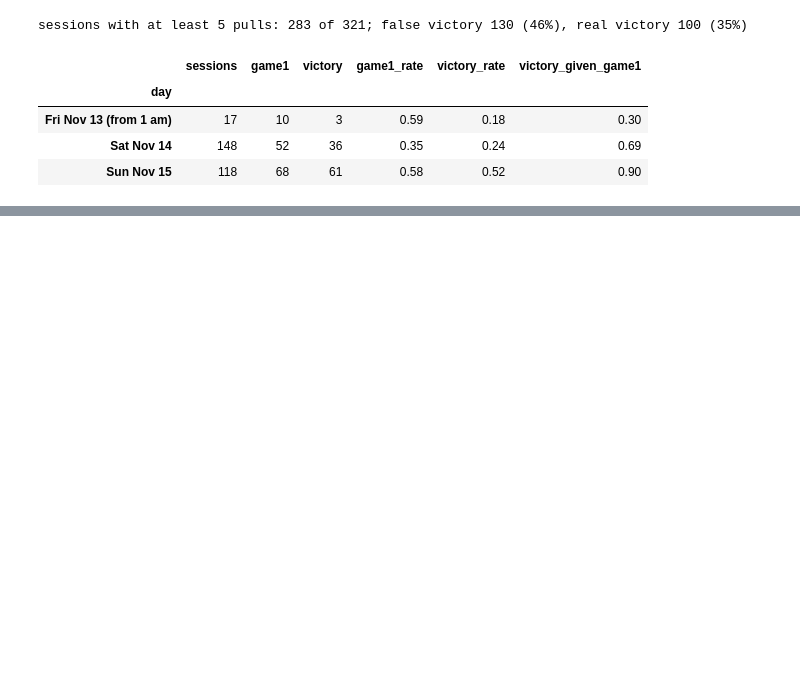
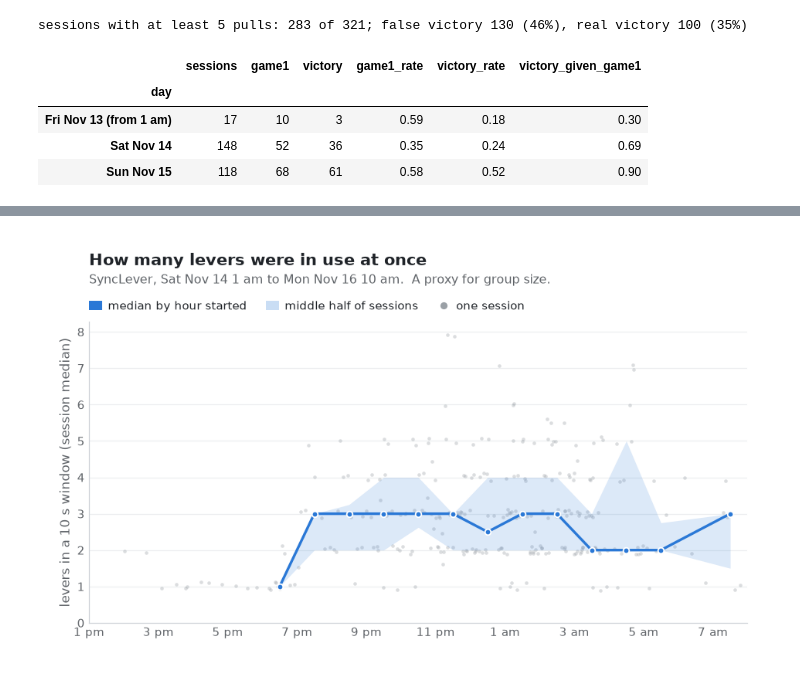
Before and after one commit to samcooler/pulleys, a Jupyter notebook: tools/play_analysis.ipynb, the cells around one changed output, grey strips where cells are left out. Saved outputs shown, nothing was run; the diff lists cells and outputs as text; code cells hidden in the pictures; blank space fills up the shorter version.

```diff
--- a/tools/play_analysis.ipynb
+++ b/tools/play_analysis.ipynb
@@ -423,0 +453,16 @@ sessions with at least 5 pulls: 283 of 321; false victory 130 (46%), real victor
+# %%
+WINDOW, STEP = 10, 5      # seconds
+
+def group_size(t, ch):
+    t, ch = np.asarray(t), np.asarray(ch)
+    counts = [len(set(ch[(t >= x) & (t < x + WINDOW)])) for x in np.arange(t[0], max(t[-1], t[0] + 1e-9), STEP)]
+    counts = [c for c in counts if c] or [1]
+    span = t[-1] - t[0]
+    return pd.Series({"levers": float(np.median(counts)), "peak_levers": max(counts),
+                      "pull_rate": (len(t) - 1) / span if span > 0 else np.nan})
+
+g = df[df["pulls"] >= MIN_PULLS].copy()
+g = g.join(g.apply(lambda r: group_size(r["pull_t"], r["pull_ch"]), axis=1))
+N_LEVERS = len({c for chs in df["pull_ch"] for c in chs})
+print(f"{len(g)} sessions with {MIN_PULLS}+ pulls; {N_LEVERS} levers in use over the weekend")
+g[["levers", "peak_levers", "pull_rate"]].describe().round(2)
@@ -423,0 +480,27 @@ sessions with at least 5 pulls: 283 of 321; false victory 130 (46%), real victor
+# %%
+def by_hour_band(col):
+    q = g.groupby("hour")[col].quantile([0.25, 0.5, 0.75]).unstack().reindex(hours)
+    q["n"] = g.groupby("hour").size().reindex(hours).fillna(0)
+    return q[q["n"] >= MIN_N]
+
+def hour_chart(col, title, ylabel, name, note):
+    q = by_hour_band(col)
+    fig, ax = plt.subplots()
+    rng = np.random.default_rng(1)
+    ax.scatter(g["hours_in"], g[col] + rng.uniform(-0.12, 0.12, len(g)) * (col != "pull_rate"),
+               s=9, color="#9aa0a6", alpha=0.35, lw=0)
+    ax.fill_between(q.index + 0.5, q[0.25], q[0.75], color="#2a78d6", alpha=0.16, lw=0)
+    ax.plot(q.index + 0.5, q[0.5], "-o", color="#2a78d6", lw=2.2, ms=5, mec="white", mew=1.2)
+    ax.set_xticks(tick_hours, [hour_label(h) for h in tick_hours])
+    ax.set_xlim(min(hours), max(hours) + 1)
+    ax.set_ylim(0, None)
+    ax.set_ylabel(ylabel)
+    header(ax, title, f"{SPAN}.  {note}",
+           ([swatch("#2a78d6"), swatch("#2a78d6", alpha=0.25), plt.Line2D([], [], ls="", marker="o", ms=5, color="#9aa0a6")],
+            ["median by hour started", "middle half of sessions", "one session"]))
+    save(fig, name)
+
+hour_chart("levers", "How many levers were in use at once", "levers in a 10 s window (session median)",
+           "11_levers_by_hour", "A proxy for group size.")
+# %% [output]
+[figure, added]
```
Also changed, not shown: parts of 27 cells of this notebook, 1 other file.
